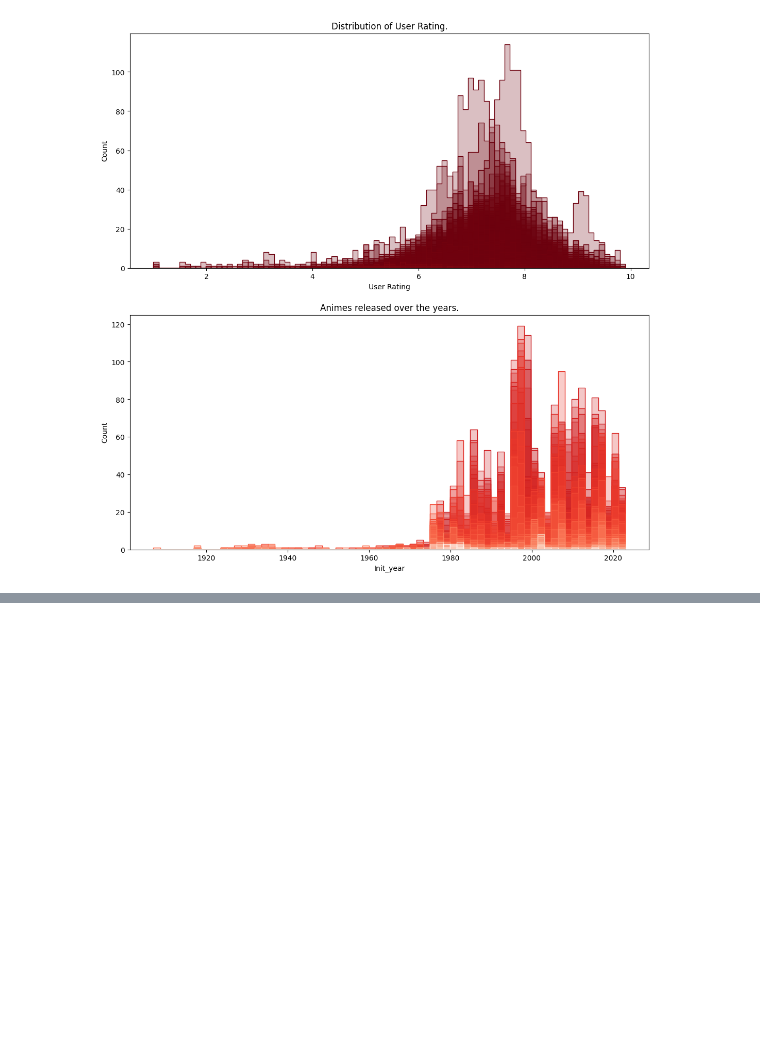
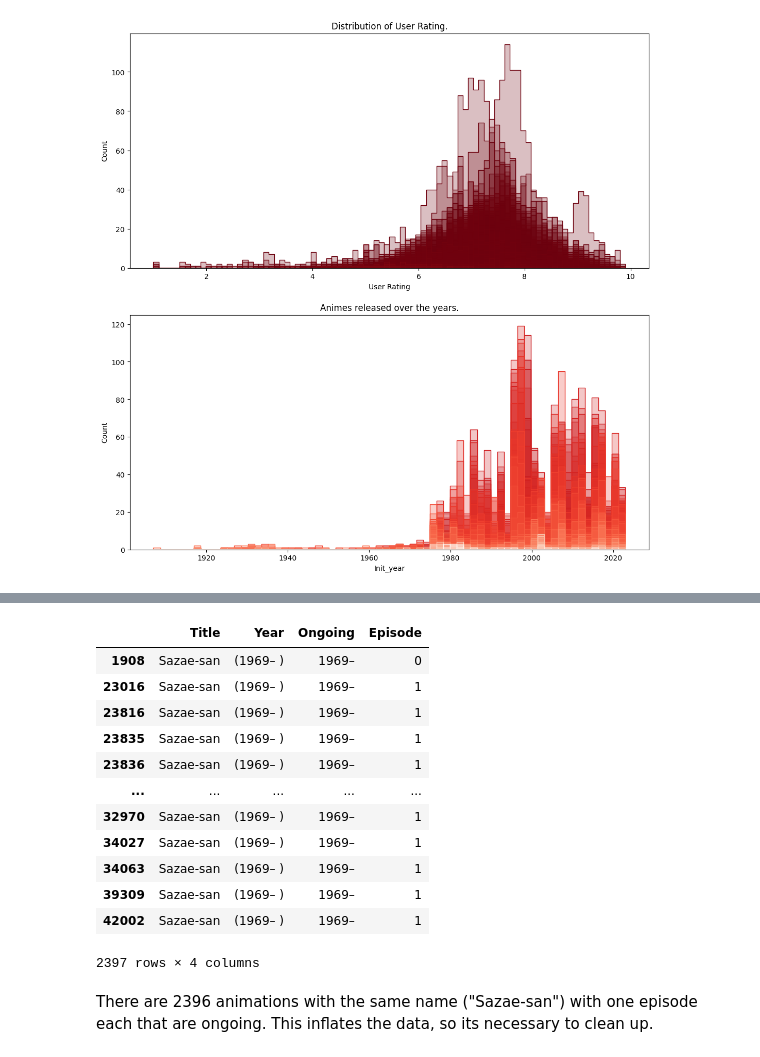
Before and after one commit to GustavoKuroda/anime_analysis, a Jupyter notebook: src/analysis.ipynb, the cells around one changed output, grey strips where cells are left out. Cells and saved outputs as stored; diff of their text form; code cells hidden in the pictures; blank space fills up the shorter version.

```diff
--- a/src/analysis.ipynb
+++ b/src/analysis.ipynb
@@ -101,0 +107,8 @@ plt.savefig(f"graphs/Img1.png")
+# %%
+# Use a pattern to find at 'Year' column, animes that are ongoing
+# The pattern is four digits with optional hyphen
+pattern = r'^\d{4}–\s*?$'
+
+# Replace finished animes with '0'
+data['Ongoing'] = data['Year'].str.strip('()')
+data['Ongoing'] = data['Ongoing'].apply(lambda x: x if pd.notna(x) and pd.Series(x).str.contains(pattern).any() else '0')
@@ -101,0 +124,18 @@ plt.savefig(f"graphs/Img1.png")
+# %%
+data[data.Title == "Sazae-san"][["Title", "Year", "Ongoing", "Episode"]]
+# %% [output]
+|  | Title | Year | Ongoing | Episode |
+| 1908 | Sazae-san | (1969– ) | 1969– | 0 |
+| 23016 | Sazae-san | (1969– ) | 1969– | 1 |
+| 23816 | Sazae-san | (1969– ) | 1969– | 1 |
+| 23835 | Sazae-san | (1969– ) | 1969– | 1 |
+| 23836 | Sazae-san | (1969– ) | 1969– | 1 |
+| ... | ... | ... | ... | ... |
+| 32970 | Sazae-san | (1969– ) | 1969– | 1 |
+| 34027 | Sazae-san | (1969– ) | 1969– | 1 |
+| 34063 | Sazae-san | (1969– ) | 1969– | 1 |
+| 39309 | Sazae-san | (1969– ) | 1969– | 1 |
+| 42002 | Sazae-san | (1969– ) | 1969– | 1 |
+2397 rows × 4 columns
+# %% [markdown]
+There are 2396 animations with the same name ("Sazae-san") with one episode each that are ongoing. This inflates the data, so its necessary to clean up.
```
Also changed, not shown: parts of 5 cells of this notebook.
